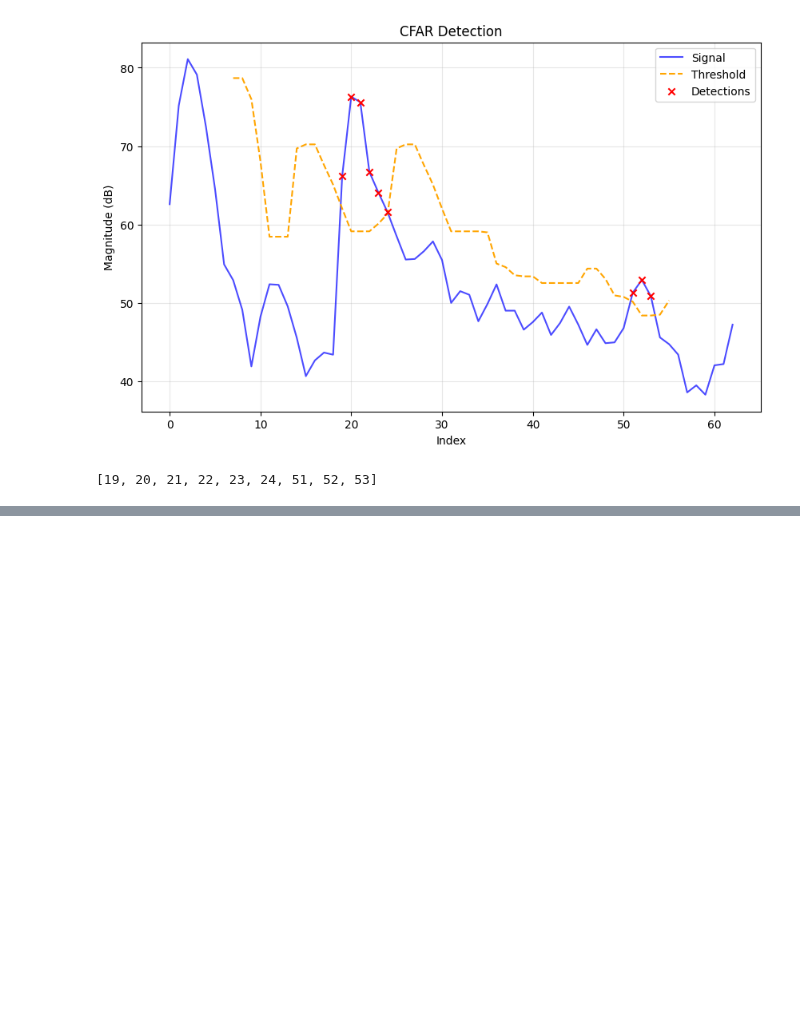
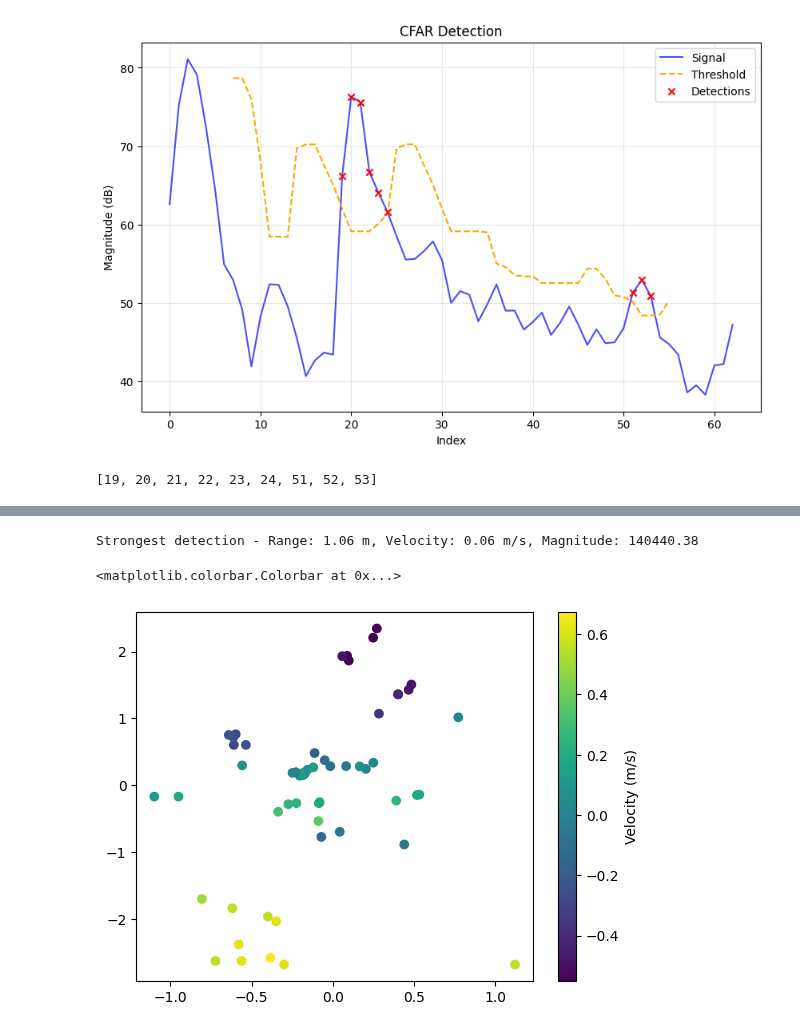
Before and after one commit to davidmhunt/mmwave_radar_processing, a Jupyter notebook: notebooks/view_radar_data_testing_detectors.ipynb, the cells around one changed output, grey strips where cells are left out. Cells and saved outputs as stored; diff of their text form; code cells hidden in the pictures; blank space fills up the shorter version.

```diff
--- a/notebooks/view_radar_data_testing_detectors.ipynb
+++ b/notebooks/view_radar_data_testing_detectors.ipynb
@@ -287,0 +395,71 @@ num_dets (OS-CFAR-2D): 131
+# %%
+#now, take the detections and map them to range and velocity
+dets = np.array(dets)
+
+#get the detection indicies
+det_range_idxs = dets[:,0]
+det_velocity_idxs = dets[:,1]
+
+#combine to correlate with range and velocity bins
+det_ranges = range_doppler_processor.range_bins[det_range_idxs]
+det_velocities = range_doppler_processor.vel_bins[det_velocity_idxs]
+det_mags = rng_dop_resp[det_range_idxs, det_velocity_idxs]
+
+#combine into a single array of (range, velocity, magnitude)
+detections = np.column_stack((det_ranges, det_velocities, det_mags))
+
+max_det_idx = np.argmax(detections[:,2])
+print(f"Strongest detection - Range: {detections[max_det_idx,0]:.2f} m, Velocity: {detections[max_det_idx,1]:.2f} m/s, Magnitude: {detections[max_det_idx,2]:.2f}")
+
+#get the rx_antennas corresponding to azimuth
+az_antenna_idxs = np.array([0,3,4,7])
+el_antenna_idxs = np.array([9,8,5,4])
+
+# --- Vectorized Processing ---
+
+# 1. Extract raw data for all detections at once using advanced indexing
+# Resulting shape: (N_dets, N_antennas)
+az_raw_batch = rng_dop_resp_raw[az_antenna_idxs][:, det_range_idxs, det_velocity_idxs].T
+el_raw_batch = rng_dop_resp_raw[el_antenna_idxs][:, det_range_idxs, det_velocity_idxs].T
+
+# 2. Prepare FFT inputs (Zero padding)
+# Shape: (N_dets, num_angle_bins)
+az_fft_input = np.zeros((len(dets), num_angle_bins), dtype=complex)
+el_fft_input = np.zeros((len(dets), num_angle_bins), dtype=complex)
+
+az_fft_input[:, :len(az_antenna_idxs)] = az_raw_batch
+el_fft_input[:, :len(el_antenna_idxs)] = el_raw_batch
+
+# 3. Compute FFTs along axis 1
+# Azimuth: FFT -> Shift -> Abs
+az_resp_batch = np.abs(np.fft.fftshift(np.fft.fft(az_fft_input, axis=1), axes=1))
+# Elevation: FFT -> Abs (No shift, matching original loop logic)
+el_resp_batch = np.abs(np.fft.fft(el_fft_input, axis=1))
+
+# 4. Find peak angles
+az_angle_idxs = np.argmax(az_resp_batch, axis=1)
+el_angle_idxs = np.argmax(el_resp_batch, axis=1)
+
+az_angles = angle_bins[az_angle_idxs]
+el_angles = angle_bins[el_angle_idxs]
+
+# 5. Construct Spherical Coordinates (Range, Elevation, Azimuth, Velocity)
+dets_spherical = np.column_stack((det_ranges, el_angles, az_angles, det_velocities))
+
+# 6. Convert to Cartesian Coordinates
+# x = r * cos(el) * cos(az)
+# y = r * cos(el) * sin(az)
+# z = r * sin(el)
+dets_cartesian = np.column_stack((
+    dets_spherical[:, 0] * np.cos(dets_spherical[:, 1]) * np.cos(dets_spherical[:, 2]), # x
+    dets_spherical[:, 0] * np.cos(dets_spherical[:, 1]) * np.sin(dets_spherical[:, 2]), # y
+    dets_spherical[:, 0] * np.sin(dets_spherical[:, 1]),                                # z
+    dets_spherical[:, 3]                                                                # v
+))
+
+plt.scatter(dets_cartesian[:,1], dets_cartesian[:,2], c=dets_cartesian[:,3], cmap='viridis')
+plt.colorbar(label='Velocity (m/s)')
+# %% [output]
+Strongest detection - Range: 1.06 m, Velocity: 0.06 m/s, Magnitude: 140440.38
+<matplotlib.colorbar.Colorbar at 0x...>
+[figure, added]
```
Also changed, not shown: parts of 3 cells of this notebook, 1 other file.
